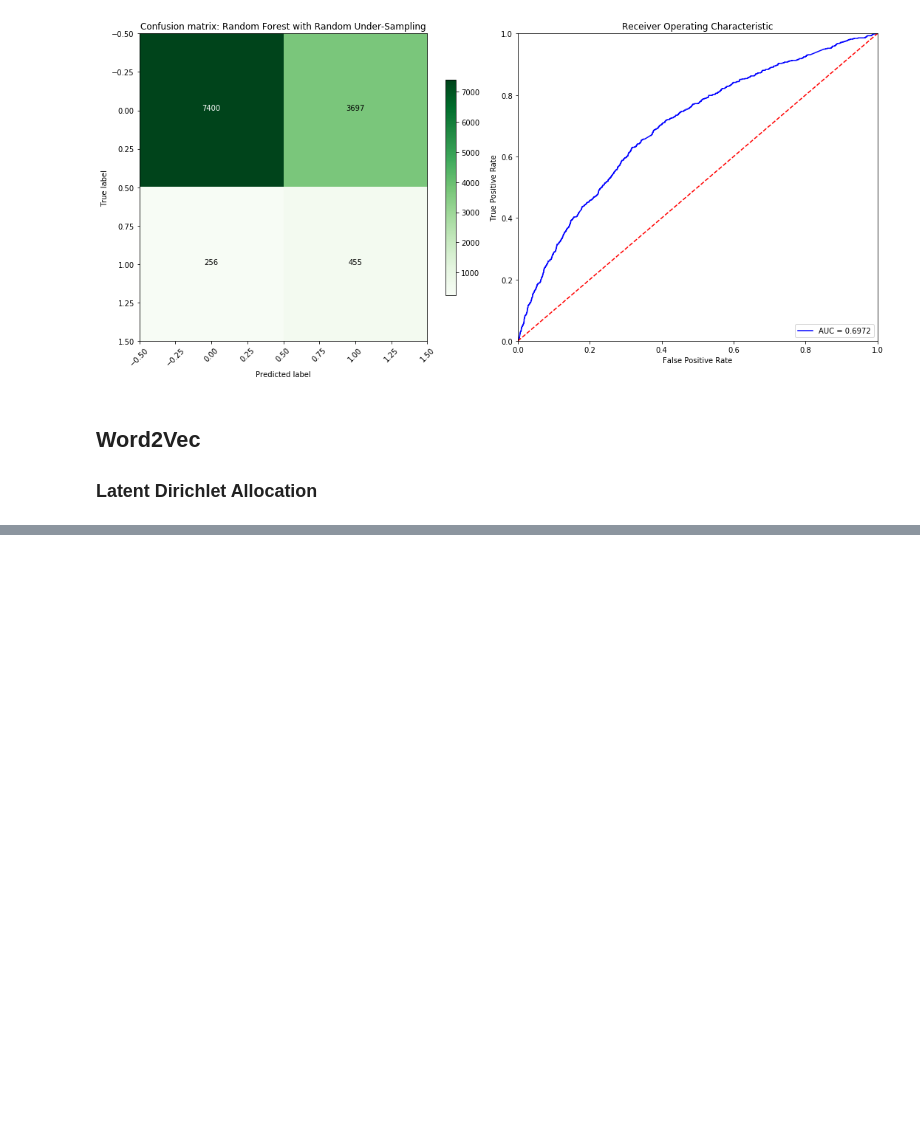
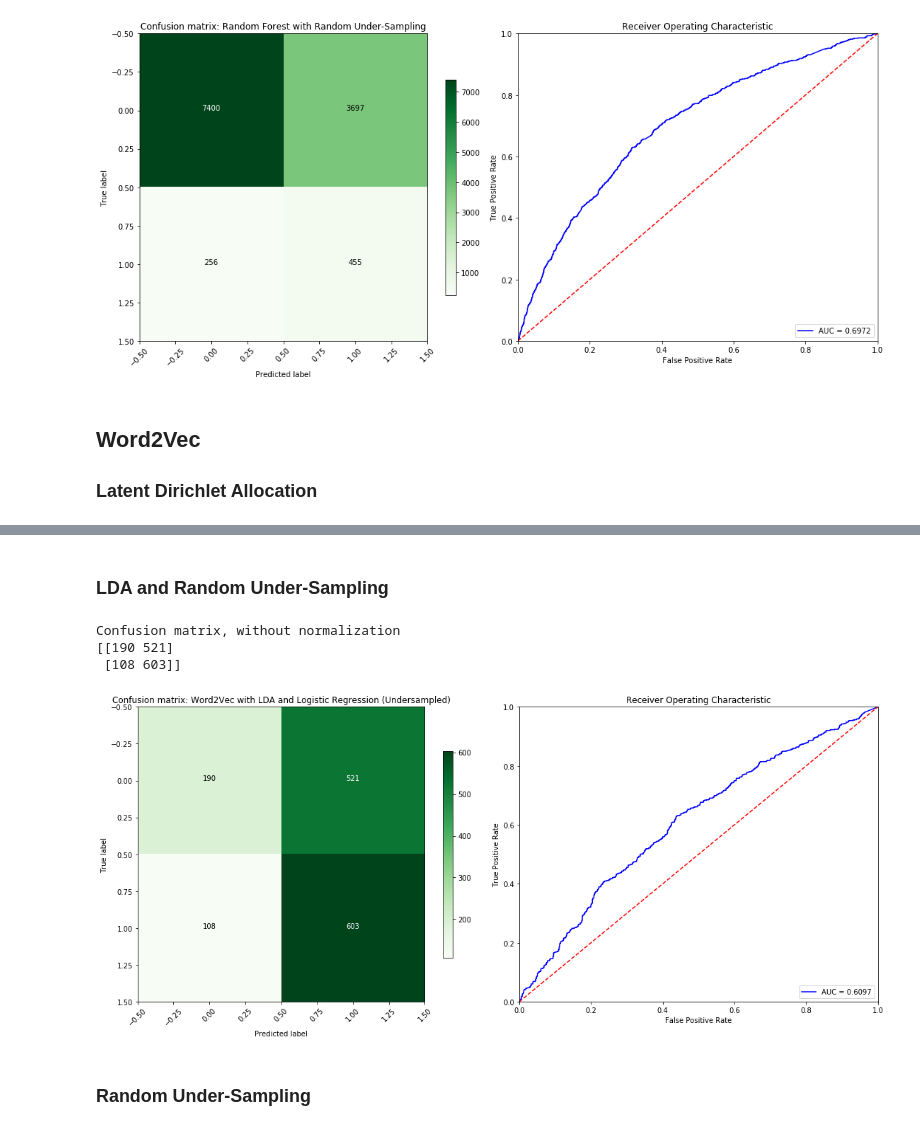
Before and after one commit to TheeChris/hospital_readmission, a Jupyter notebook: Predictive_Modeling.ipynb, the cells around one changed output, grey strips where cells are left out. Cells and saved outputs as stored; diff of their text form; code cells hidden in the pictures; blank space fills up the shorter version.

```diff
--- a/Predictive_Modeling.ipynb
+++ b/Predictive_Modeling.ipynb
@@ -213,0 +281,42 @@ Confusion matrix, without normalization
+# %% [markdown]
+### LDA and Random Under-Sampling
+# %%
+# undersample majority class
+df_train_undersampled = random_undersample(df_train)
+df_test_undersampled = random_undersample(df_test)
+
+# extract and combine features
+X_train_lda_rus = np.array(list(map(np.array, df_train_undersampled.lda_features)))
+X_train_w2v_rus = np.array(list(map(np.array, df_train_undersampled.w2v_features)))
+X_train_combined_rus = np.append(X_train_lda_rus, X_train_w2v_rus, axis=1)
+
+X_test_lda_rus = np.array(list(map(np.array, df_test_undersampled.lda_features)))
+X_test_w2v_rus = np.array(list(map(np.array, df_test_undersampled.w2v_features)))
+X_test_combined_rus = np.append(X_test_lda_rus, X_test_w2v_rus, axis=1)
+# %%
+# train and fit Word2Vec and LDA model with undersampled majority class
+clf_lda_rus, clf_fit_lda_rus, y_pred_lda_rus, cnf_matrix_lda_rus = word2vec_logistic_regression(train_feat=X_train_combined_rus, train_label=df_train_undersampled.label,
+                                                                                                model='w2v_lda', test_feat=X_test_combined_rus,
+                                                                                                test_label=df_test_undersampled.label, lr_params=lr_params)
+# %%
+plt.figure(figsize=(16, 7))
+
+# plot confusion matrix
+ax1 = plt.subplot(121)
+plot_confusion_matrix(cnf_matrix_lda_rus, classes=['No Readmission','Readmission'],
+                      title='Confusion matrix: Word2Vec with LDA and Logistic Regression (Undersampled)',
+                      cmap=plt.cm.Greens, ax=ax1)
+
+# plot ROC curve
+ax2 = plt.subplot(122)
+draw_roc_curve(model=clf_lda_rus, features=X_test_combined_rus, target=df_test_undersampled.label, ax=ax2)
+
+plt.tight_layout(w_pad=0.01)
+plt.show()
+# %% [output]
+Confusion matrix, without normalization
+[[190 521]
+ [108 603]]
+[figure, added]
+# %% [markdown]
+### Random Under-Sampling
```
Also changed, not shown: parts of 18 cells of this notebook.
